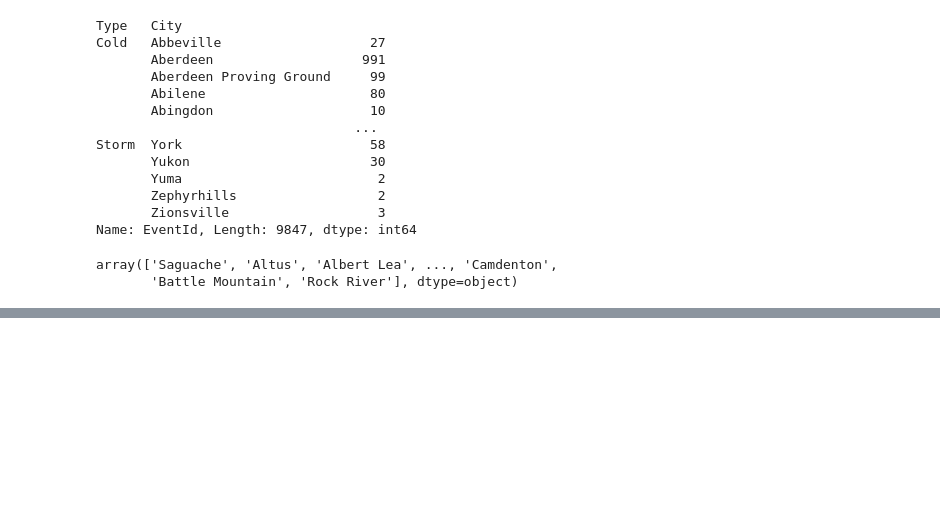
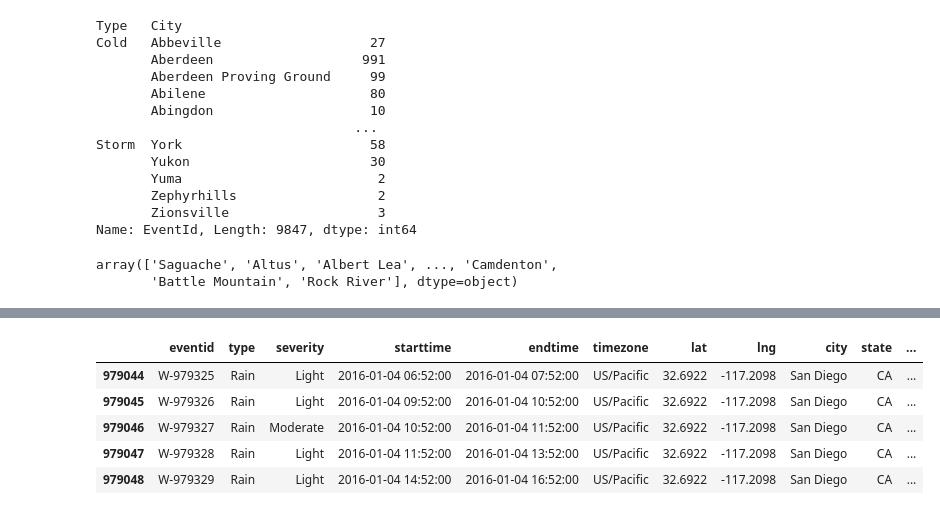
Before and after one commit to Fescamil1/Project3_Group4, a Jupyter notebook: Weather_project3 .ipynb, the cells around one changed output, grey strips where cells are left out. Saved outputs shown, nothing was run; the diff lists cells and outputs as text; code cells hidden in the pictures; blank space fills up the shorter version.

```diff
--- a/Weather_project3 .ipynb
+++ b/Weather_project3 .ipynb
@@ -169 +186,12 @@ engine.table_names()
+# %%
+#changing the columns to lower case
+new_df.columns= new_df.columns.str.lower()
+new_df.head()
+# %% [output]
+|  | eventid | type | severity | starttime | endtime | timezone | lat | lng | city | state | ... |
+| 979044 | W-979325 | Rain | Light | 2016-01-04 06:52:00 | 2016-01-04 07:52:00 | US/Pacific | 32.6922 | -117.2098 | San Diego | CA | ... |
+| 979045 | W-979326 | Rain | Light | 2016-01-04 09:52:00 | 2016-01-04 10:52:00 | US/Pacific | 32.6922 | -117.2098 | San Diego | CA | ... |
+| 979046 | W-979327 | Rain | Moderate | 2016-01-04 10:52:00 | 2016-01-04 11:52:00 | US/Pacific | 32.6922 | -117.2098 | San Diego | CA | ... |
+| 979047 | W-979328 | Rain | Light | 2016-01-04 11:52:00 | 2016-01-04 13:52:00 | US/Pacific | 32.6922 | -117.2098 | San Diego | CA | ... |
+| 979048 | W-979329 | Rain | Light | 2016-01-04 14:52:00 | 2016-01-04 16:52:00 | US/Pacific | 32.6922 | -117.2098 | San Diego | CA | ... |
 # %%
```
Also changed, not shown: parts of 5 cells of this notebook.
